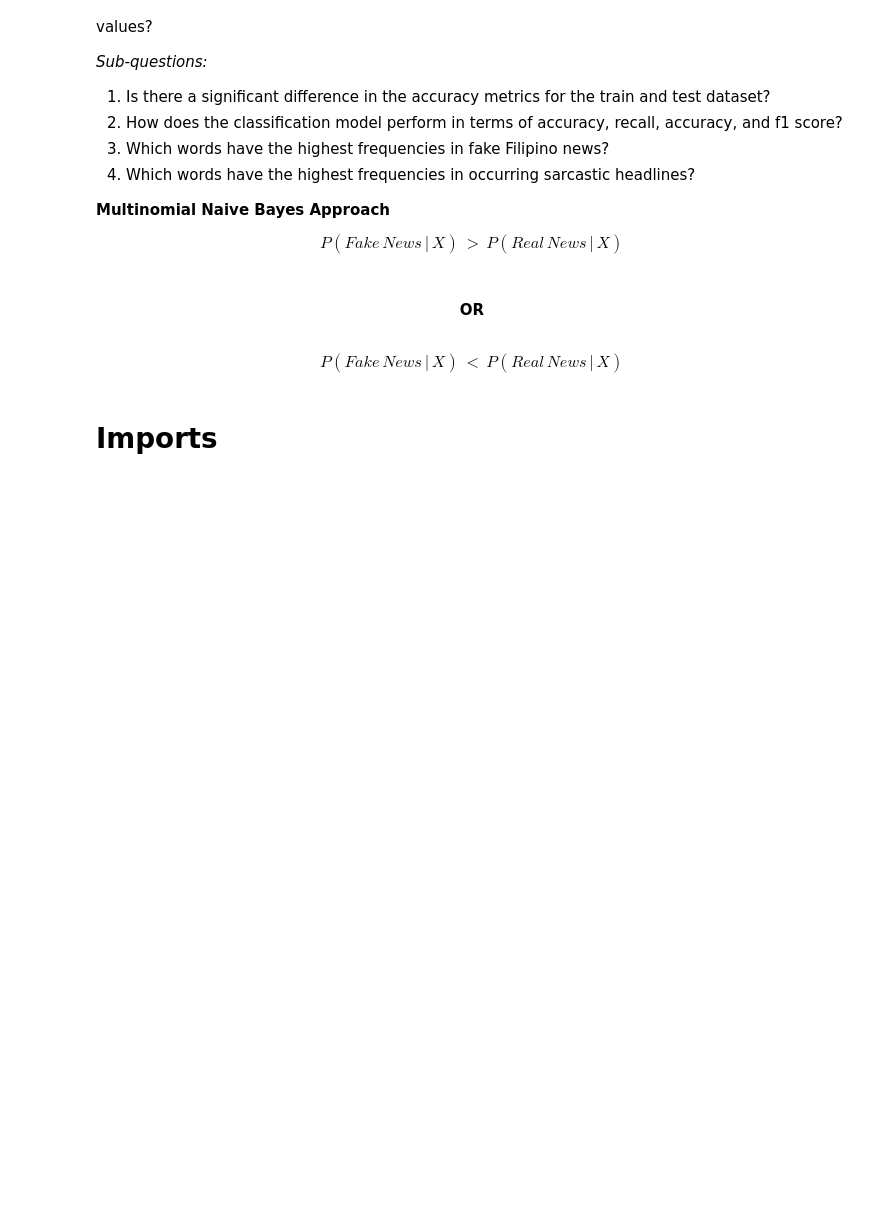
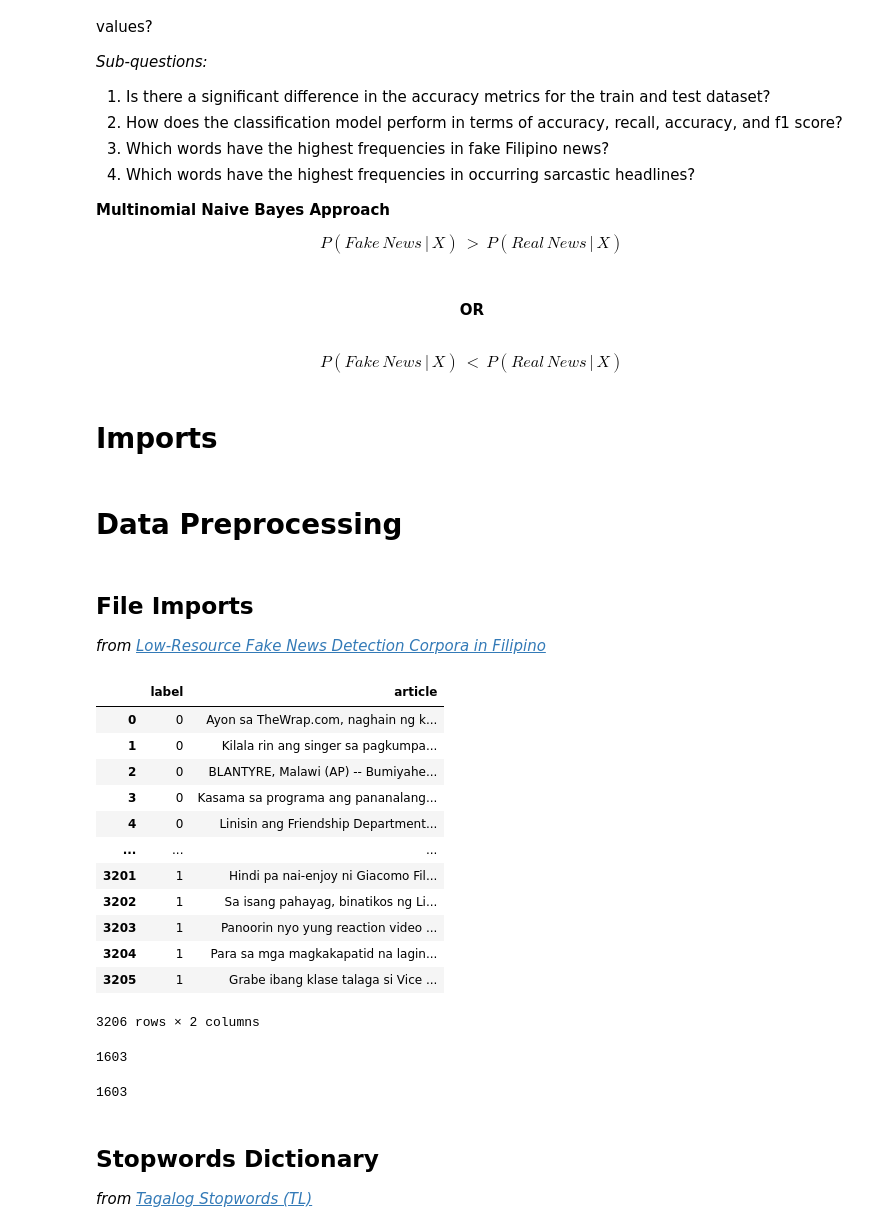
Before and after one commit to MarshmallowMann/Fake-News-Detection, a Jupyter notebook: Tagalog_Fake_News_Detection.ipynb, the cells around one changed output. Saved outputs shown, nothing was run; the diff lists cells and outputs as text; code cells hidden in the pictures; blank space fills up the shorter version.

```diff
--- a/Tagalog_Fake_News_Detection.ipynb
+++ b/Tagalog_Fake_News_Detection.ipynb
@@ -52,0 +61,37 @@ from sklearn.linear_model import LogisticRegression
+# %% [markdown]
+# Data Preprocessing
+# %% [markdown]
+## File Imports
+
+*from [Low-Resource Fake News Detection Corpora in Filipino
+](https://github.com/jcblaisecruz02/Tagalog-fake-news)*
+# %%
+DATA_CSV_FILE = 'https://raw.githubusercontent.com/MarshmallowMann/Fake-News-Detection/master/fakenews/full.csv'
+data = pd.read_csv(DATA_CSV_FILE)
+data
+# %% [output]
+|  | label | article |
+| 0 | 0 | Ayon sa TheWrap.com, naghain ng k... |
+| 1 | 0 | Kilala rin ang singer sa pagkumpa... |
+| 2 | 0 | BLANTYRE, Malawi (AP) -- Bumiyahe... |
+| 3 | 0 | Kasama sa programa ang pananalang... |
+| 4 | 0 | Linisin ang Friendship Department... |
+| ... | ... | ... |
+| 3201 | 1 | Hindi pa nai-enjoy ni Giacomo Fil... |
+| 3202 | 1 | Sa isang pahayag, binatikos ng Li... |
+| 3203 | 1 | Panoorin nyo yung reaction video ... |
+| 3204 | 1 | Para sa mga magkakapatid na lagin... |
+| 3205 | 1 | Grabe ibang klase talaga si Vice ... |
+3206 rows × 2 columns
+# %%
+sum(data.label == 0) # Real News
+# %% [output]
+1603
+# %%
+sum(data.label == 1) # Fake News
+# %% [output]
+1603
+# %% [markdown]
+## Stopwords Dictionary
+
+*from [Tagalog Stopwords (TL)](https://github.com/stopwords-iso/stopwords-tl)*
```
Also changed, not shown: parts of 20 cells of this notebook.
